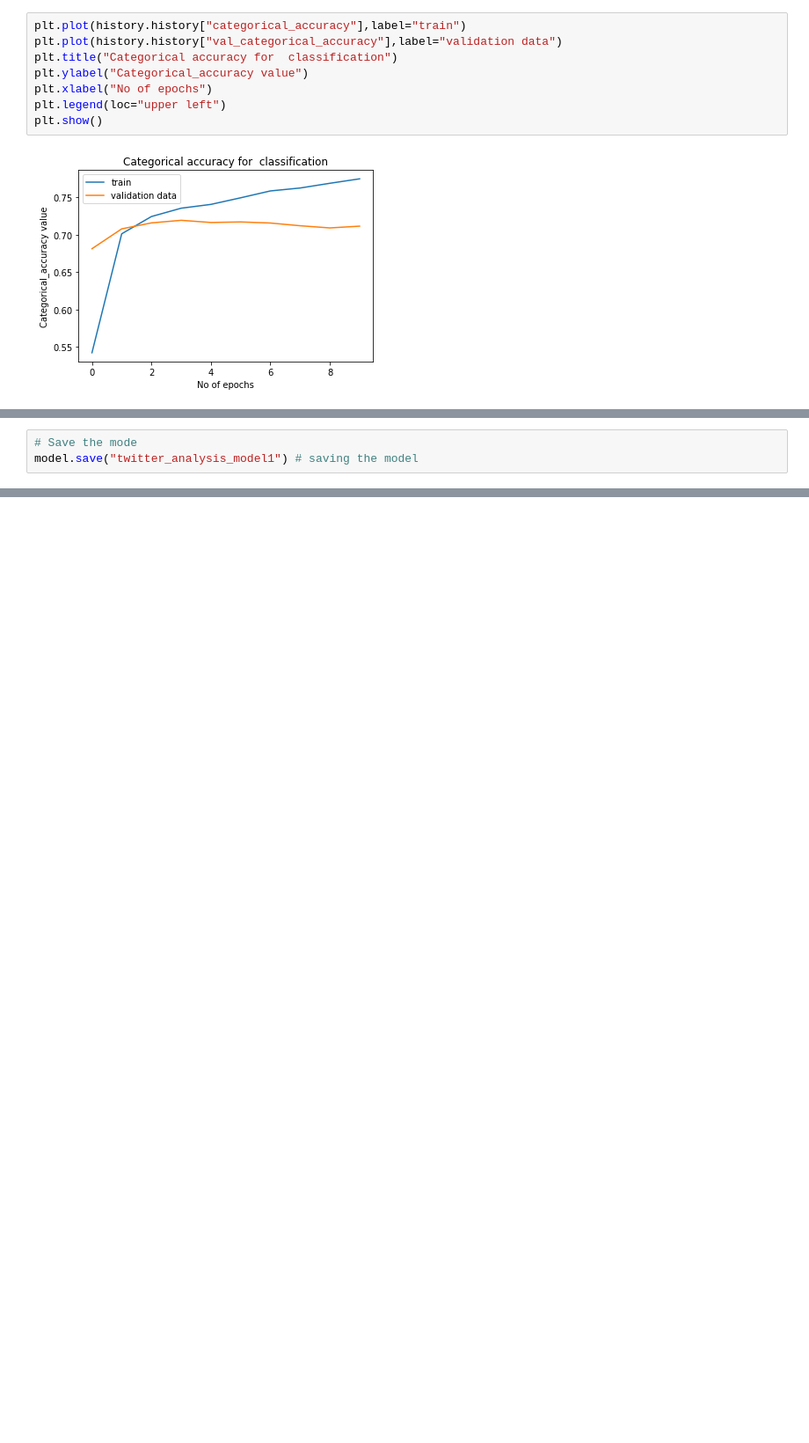
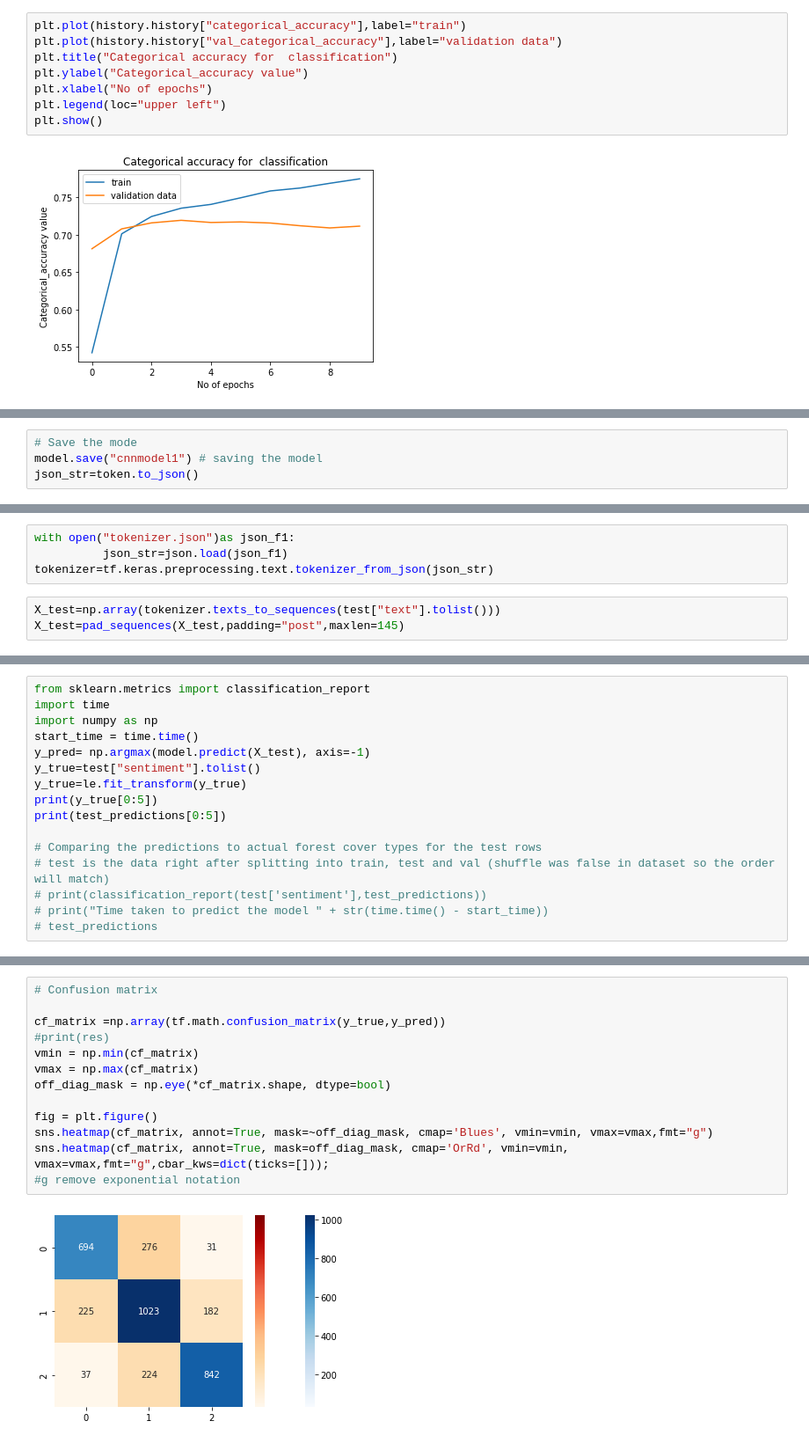
Before and after one commit to bonfaceonyango/CNN-NLP_Twitter_sentiments_analysis, a Jupyter notebook: CNN-NLP.ipynb, the cells around one changed output, grey strips where cells are left out. Shown: that part at 88% size. Drawn from its saved outputs; the diff is of its cells as text; blank space fills up the shorter version.

Commit message:
updated model

```diff
--- a/CNN-NLP.ipynb
+++ b/CNN-NLP.ipynb
@@ -431,5 +433,6 @@ plt.show()
 # %%
 # Save the mode
-model.save("twitter_analysis_model1") # saving the model
+model.save("cnnmodel1") # saving the model
+json_str=token.to_json()
 # %% [output]
 WARNING:absl:Found untraced functions such as _jit_compiled_convolution_op while saving (showing 1 of 1). These functions will not be directly callable after loading.
@@ -437,0 +473,7 @@ INFO:tensorflow:Assets written to: twitter_analysis_model1/assets
+# %%
+with open("tokenizer.json")as json_f1:
+          json_str=json.load(json_f1)
+tokenizer=tf.keras.preprocessing.text.tokenizer_from_json(json_str)
+# %%
+X_test=np.array(tokenizer.texts_to_sequences(test["text"].tolist()))
+X_test=pad_sequences(X_test,padding="post",maxlen=145)
@@ -437,0 +505,16 @@ INFO:tensorflow:Assets written to: twitter_analysis_model1/assets
+# %%
+from sklearn.metrics import classification_report
+import time
+import numpy as np
+start_time = time.time()
+y_pred= np.argmax(model.predict(X_test), axis=-1)
+y_true=test["sentiment"].tolist()
+y_true=le.fit_transform(y_true)
+print(y_true[0:5])
+print(test_predictions[0:5])
+
+# Comparing the predictions to actual forest cover types for the test rows
+# test is the data right after splitting into train, test and val (shuffle was false in dataset so the order will match)
+# print(classification_report(test['sentiment'],test_predictions))
+# print("Time taken to predict the model " + str(time.time() - start_time))
+# test_predictions
@@ -437,0 +543,15 @@ INFO:tensorflow:Assets written to: twitter_analysis_model1/assets
+# %%
+# Confusion matrix
+
+cf_matrix =np.array(tf.math.confusion_matrix(y_true,y_pred))
+#print(res)
+vmin = np.min(cf_matrix)
+vmax = np.max(cf_matrix)
+off_diag_mask = np.eye(*cf_matrix.shape, dtype=bool)
+
+fig = plt.figure()
+sns.heatmap(cf_matrix, annot=True, mask=~off_diag_mask, cmap='Blues', vmin=vmin, vmax=vmax,fmt="g")
+sns.heatmap(cf_matrix, annot=True, mask=off_diag_mask, cmap='OrRd', vmin=vmin, vmax=vmax,fmt="g",cbar_kws=dict(ticks=[]));
+#g remove exponential notation
+# %% [output]
+[figure, added]
```
Also changed, not shown: parts of 13 cells of this notebook.
